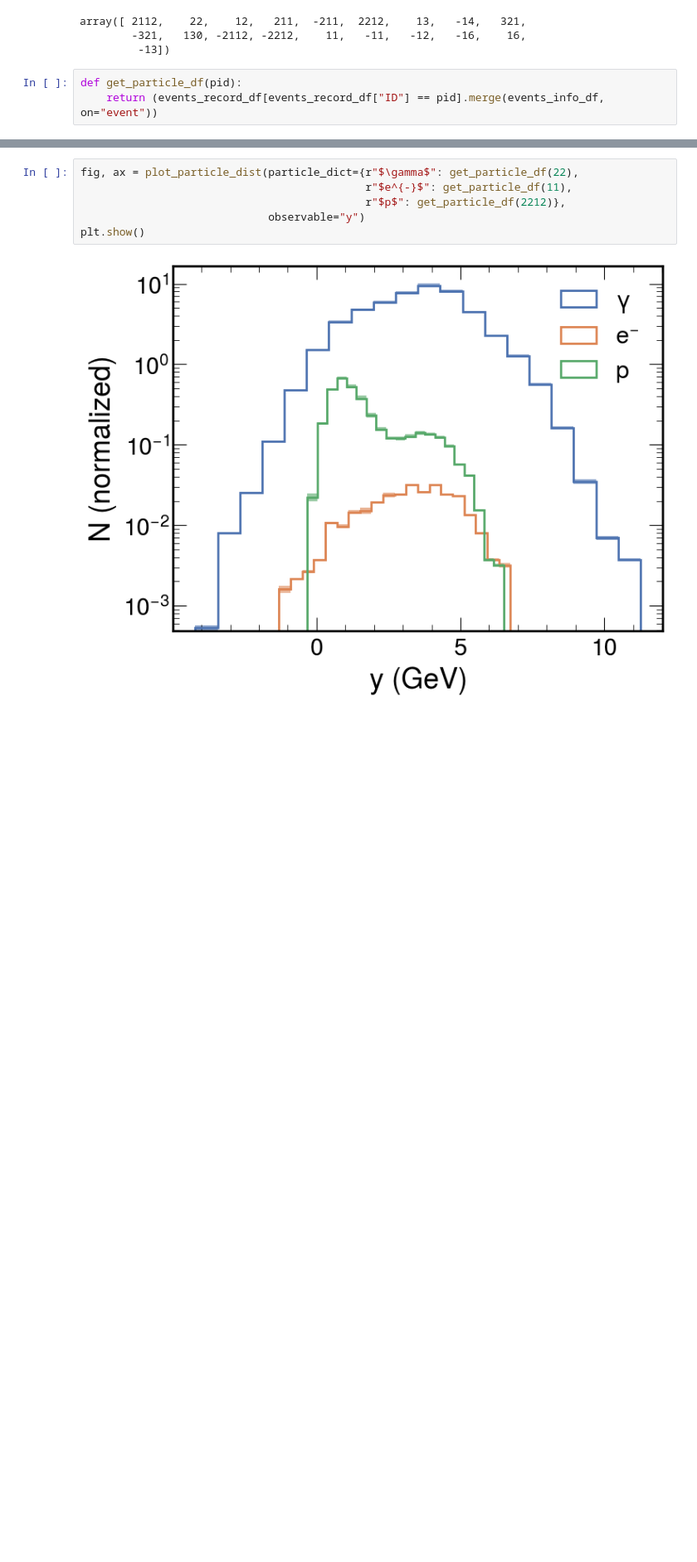
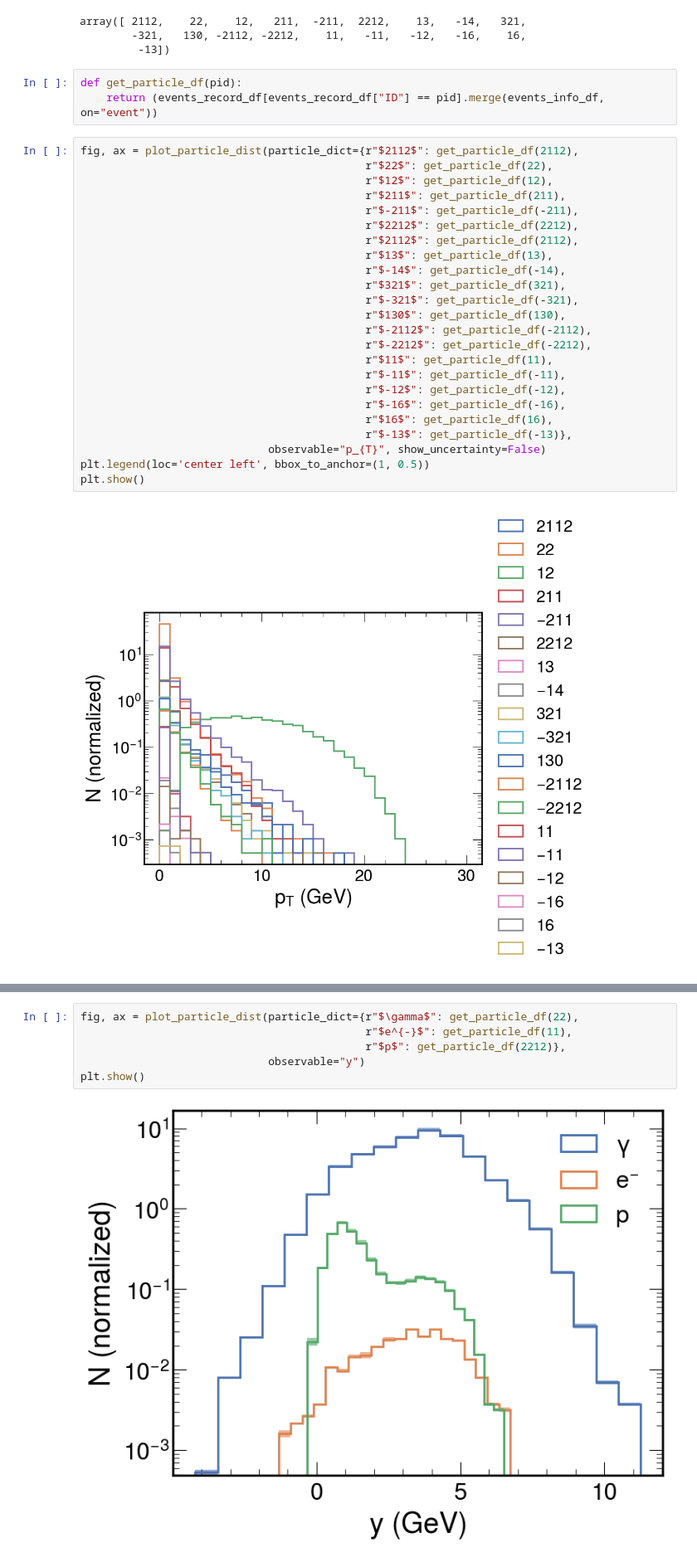
Before and after one commit to camilapramos/nuDIS_HEPMC_Analysis, a Jupyter notebook: notebooks/plots.ipynb, the cells around one changed output, grey strips where cells are left out. Shown at 83% size. Saved outputs shown, nothing was run; the diff lists cells and outputs as text; blank space fills up the shorter version.

```diff
--- a/notebooks/plots.ipynb
+++ b/notebooks/plots.ipynb
@@ -137,6 +139,32 @@ array([ 2112,    22,    12,   211,  -211,  2212,    13,   -14,   321,
 # %%
 def get_particle_df(pid):
     return (events_record_df[events_record_df["ID"] == pid].merge(events_info_df, on="event"))
+# %%
+fig, ax = plot_particle_dist(particle_dict={r"$2112$": get_particle_df(2112),
+                                            r"$22$": get_particle_df(22),
+                                            r"$12$": get_particle_df(12),
+                                            r"$211$": get_particle_df(211),
+                                            r"$-211$": get_particle_df(-211),
+                                            r"$2212$": get_particle_df(2212),
+                                            r"$2112$": get_particle_df(2112),
+                                            r"$13$": get_particle_df(13),
+                                            r"$-14$": get_particle_df(-14),
+                                            r"$321$": get_particle_df(321),
+                                            r"$-321$": get_particle_df(-321),
+                                            r"$130$": get_particle_df(130),
+                                            r"$-2112$": get_particle_df(-2112),
+                                            r"$-2212$": get_particle_df(-2212),
+                                            r"$11$": get_particle_df(11),
+                                            r"$-11$": get_particle_df(-11),
+                                            r"$-12$": get_particle_df(-12),
+                                            r"$-16$": get_particle_df(-16),
+                                            r"$16$": get_particle_df(16),
+                                            r"$-13$": get_particle_df(-13)},
+                             observable="p_{T}", show_uncertainty=False)
+plt.legend(loc='center left', bbox_to_anchor=(1, 0.5))
+plt.show()
+# %% [output]
+[figure, added]
 # %%
 fig, ax = plot_particle_dist(particle_dict={r"$\gamma$": get_particle_df(22),
                                             r"$e^{-}$": get_particle_df(11),
```
Also changed, not shown: parts of 3 cells of this notebook.
